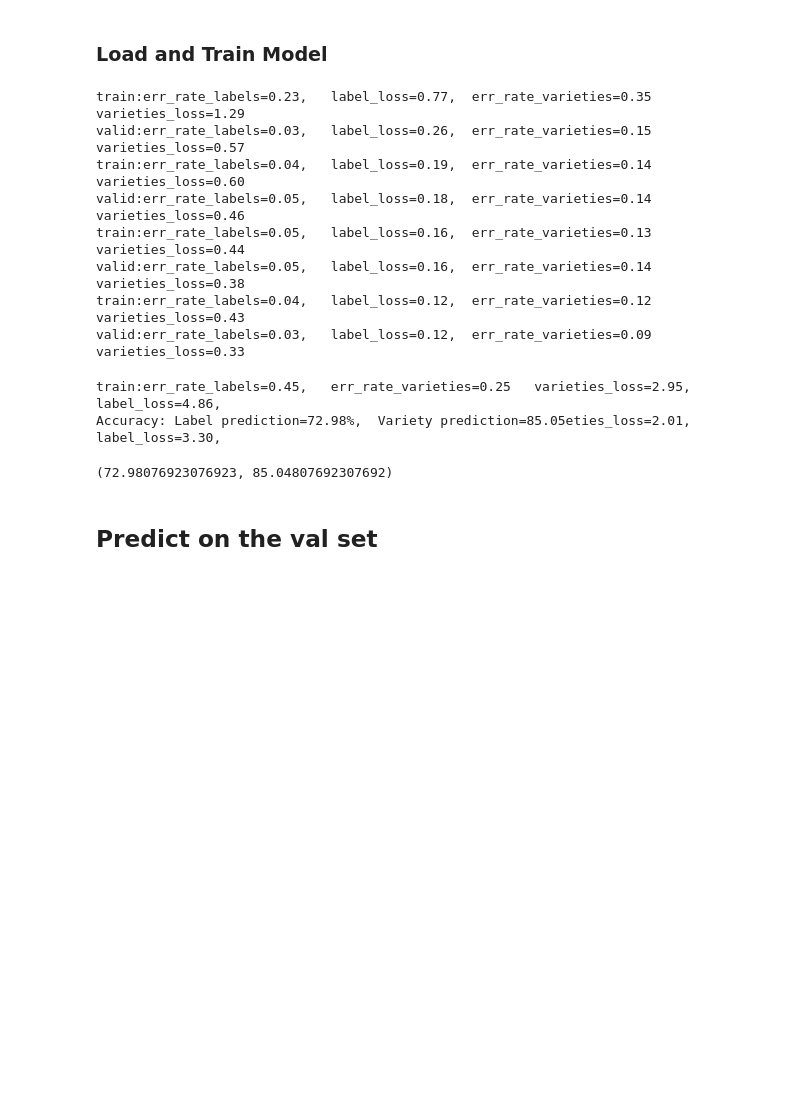
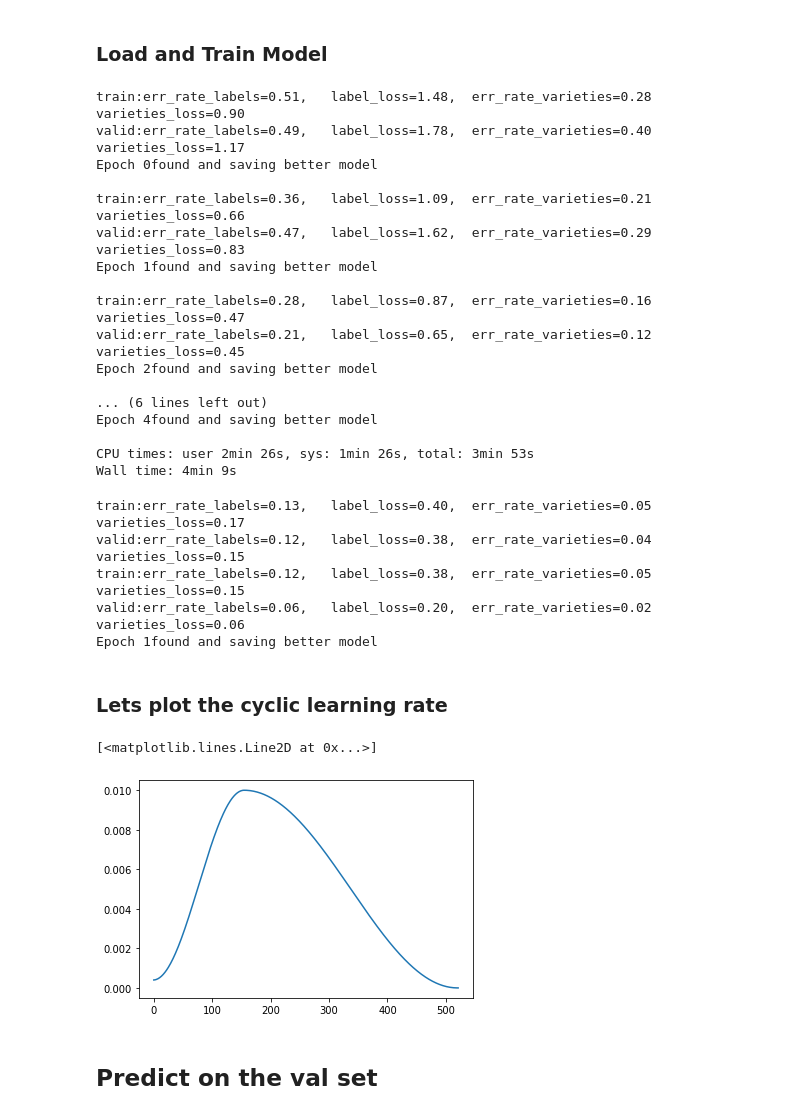
Before and after one commit to kperkins411/kaggle_paddy, a Jupyter notebook: Paddy-MULTI.ipynb, the cells around one changed output. Drawn from its saved outputs; the diff is of its cells as text; code cells hidden in the pictures; blank space fills up the shorter version.

Commit message:
added learning rate output, changed learning rates, generated a submission

```diff
--- a/Paddy-MULTI.ipynb
+++ b/Paddy-MULTI.ipynb
@@ -503,7 +470,7 @@ class stats():
 
 from torch.optim.lr_scheduler import OneCycleLR
 class Learner():
-    def __init__(self,m,lr=CFG.LEARNING_RATE,momentum=CFG.momentum):
+    def __init__(self,m,lr=CFG.LEARNING_RATE_MIN,momentum=CFG.momentum):
         '''
         m: model to train with
         '''
@@ -519,19 +486,20 @@ class Learner():
         self.val_stats=stats('valid')
 
     def learn(self,trn_dl,val_dl, num_epochs=CFG.N_EPOCHS):
+        self.lrs=[]  #used to examine learning rates
         self.scheduler = OneCycleLR(self.optimizer,
-            max_lr = self.lr*5, # Upper learning rate boundaries in the cycle for each parameter group
+            max_lr = CFG.LEARNING_RATE_MAX, # Upper learning rate boundaries in the cycle for each parameter group
             steps_per_epoch=int(len(trn_dl)),epochs=num_epochs,
             anneal_strategy = 'cos') # Specifies the annealing strategy
 
         for epoch in range(num_epochs):  # loop over the dataset multiple time
             self._trn_epoch(trn_dl)
-            self._val_epoch(val_dl)
+            self._val_epoch(val_dl,epoch)
 
     def _trn_epoch(self,dl):
         self.trn_stats.reset()
         self.m.train()
-        print()
+
         for i, data in (enumerate(dl)):
 
              # get the inputs, labels is tuple(label, variety)
@@ -554,15 +522,16 @@ class Learner():
             #adjust weights
             self.optimizer.step()
 
-            #adjust learning rats
+            #adjust learning rate
             self.scheduler.step()
+            self.lrs.append( self.scheduler.get_last_lr())
 
             self.trn_stats.show(i)
+        print()
 
-    def _val_epoch(self,dl):
+    def _val_epoch(self,dl,epoch):
         self.val_stats.reset()
         self.m.eval()
-        print()
         with torch.no_grad():
             for i, data in (enumerate(dl)):
 
@@ -579,34 +548,55 @@ class Learner():
                 self.val_stats.show(i)
 
             if(self.val_stats.is_best_loss(i)):
+                print(f'\nEpoch {epoch}found and saving better model')
                  # save the model's weights and biases
-                torch.save(self.m.state_dict(), f"./DiseaseAndTypeClassifier_ep{self.trn_stats.best_err_rate_labels}.pth")
+                torch.save(self.m.state_dict(), f"./DiseaseAndTypeClassifier_ep.pth")
+            print()
 # %% [markdown]
 ### Load and Train Model
 # %%
+%%time
 # tmodel=timm.create_model(model_name, pretrained=True)
 tmodel=timm.create_model(CFG.model_name, pretrained=True, num_classes=13,global_pool='catavgmax')  #going to replace the 13
 m1=DiseaseAndTypeClassifier(tmodel)
 
 lrn=Learner(m1)
-lrn.learn(trn_dl,val_dl,num_epochs=CFG.N_EPOCHS)
+lrn.learn(trn_dl,val_dl,num_epochs=5)
 # %% [output]
-train:err_rate_labels=0.23,   label_loss=0.77,  err_rate_varieties=0.35   varieties_loss=1.29
-valid:err_rate_labels=0.03,   label_loss=0.26,  err_rate_varieties=0.15   varieties_loss=0.57
-train:err_rate_labels=0.04,   label_loss=0.19,  err_rate_varieties=0.14   varieties_loss=0.60
-valid:err_rate_labels=0.05,   label_loss=0.18,  err_rate_varieties=0.14   varieties_loss=0.46
-train:err_rate_labels=0.05,   label_loss=0.16,  err_rate_varieties=0.13   varieties_loss=0.44
-valid:err_rate_labels=0.05,   label_loss=0.16,  err_rate_varieties=0.14   varieties_loss=0.38
-train:err_rate_labels=0.04,   label_loss=0.12,  err_rate_varieties=0.12   varieties_loss=0.43
-valid:err_rate_labels=0.03,   label_loss=0.12,  err_rate_varieties=0.09   varieties_loss=0.33
+train:err_rate_labels=0.51,   label_loss=1.48,  err_rate_varieties=0.28   varieties_loss=0.90
+valid:err_rate_labels=0.49,   label_loss=1.78,  err_rate_varieties=0.40   varieties_loss=1.17
+Epoch 0found and saving better model
+
+train:err_rate_labels=0.36,   label_loss=1.09,  err_rate_varieties=0.21   varieties_loss=0.66
+valid:err_rate_labels=0.47,   label_loss=1.62,  err_rate_varieties=0.29   varieties_loss=0.83
+Epoch 1found and saving better model
+
+train:err_rate_labels=0.28,   label_loss=0.87,  err_rate_varieties=0.16   varieties_loss=0.47
+valid:err_rate_labels=0.21,   label_loss=0.65,  err_rate_varieties=0.12   varieties_loss=0.45
+Epoch 2found and saving better model
+
+... (6 lines left out)
+Epoch 4found and saving better model
+
+CPU times: user 2min 26s, sys: 1min 26s, total: 3min 53s
+Wall time: 4min 9s
 # %%
 #train a bit more?
-lrn.learn(trn_dl,val_dl,num_epochs=1)
-get_accuracy(m1,val_dl)
+lrn.learn(trn_dl,val_dl,num_epochs=2)
 # %% [output]
-train:err_rate_labels=0.45,   err_rate_varieties=0.25   varieties_loss=2.95,   label_loss=4.86,
-Accuracy: Label prediction=72.98%,  Variety prediction=85.05eties_loss=2.01,   label_loss=3.30,
+train:err_rate_labels=0.13,   label_loss=0.40,  err_rate_varieties=0.05   varieties_loss=0.17
+valid:err_rate_labels=0.12,   label_loss=0.38,  err_rate_varieties=0.04   varieties_loss=0.15
+train:err_rate_labels=0.12,   label_loss=0.38,  err_rate_varieties=0.05   varieties_loss=0.15
+valid:err_rate_labels=0.06,   label_loss=0.20,  err_rate_varieties=0.02   varieties_loss=0.06
+Epoch 1found and saving better model
-(72.98076923076923, 85.04807692307692)
+# %% [markdown]
+### Lets plot the cyclic learning rate
+# %%
+import matplotlib.pyplot as plt
+plt.plot(lrn.lrs)
+# %% [output]
+[<matplotlib.lines.Line2D at 0x...>]
+[figure, added]
 # %% [markdown]
 ## Predict on the val set
 # %%
```
Also changed, not shown: parts of 20 cells of this notebook.
